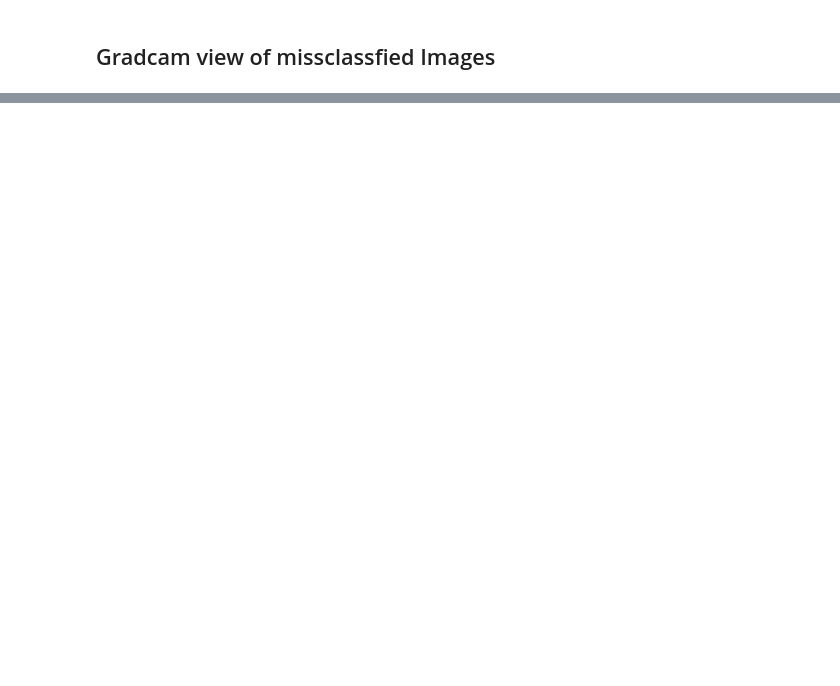
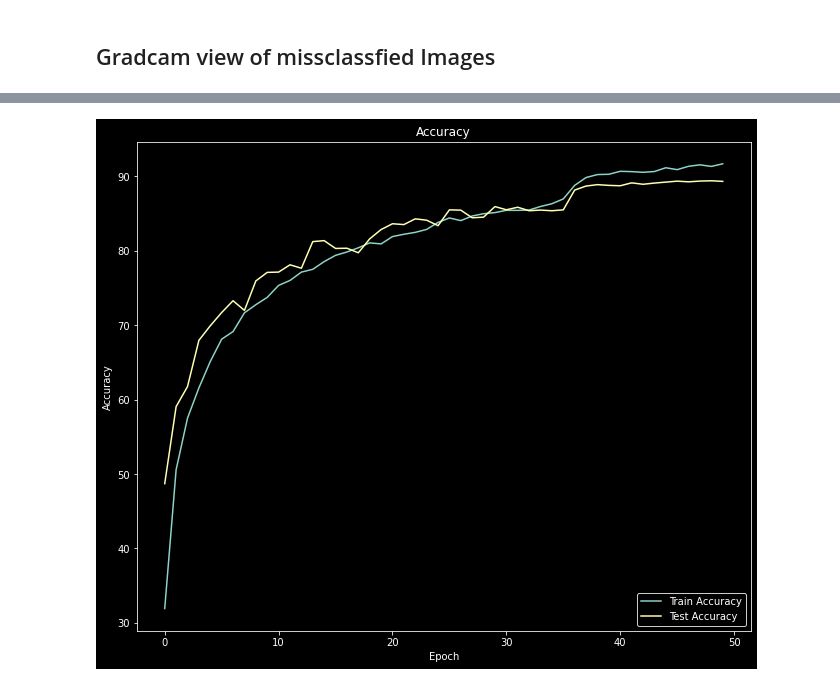
Before and after one commit to Anjan-AI/TSAI-EVA5, a Jupyter notebook: Session 10 - Advanced Concepts in Training & Learning Rates/EVA5_Session_10_Final.ipynb, the cells around one changed output, grey strips where cells are left out. Drawn from its saved outputs; the diff is of its cells as text; code cells hidden in the pictures; blank space fills up the shorter version.

```diff
--- a/Session 10 - Advanced Concepts in Training & Learning Rates/EVA5_Session_10_Final.ipynb
+++ b/Session 10 - Advanced Concepts in Training & Learning Rates/EVA5_Session_10_Final.ipynb
@@ -225,0 +226,45 @@ Clipping input data to the valid range for imshow with RGB data ([0..1] for floa
+# %%
+count =0
+sum =0
+train_batch_acc = []
+for i in range(len(train_acc)):
+  sum = sum +train_acc[i]
+  count = count+1
+  if(count == 782):
+    train_batch_acc.append(sum/782)
+    count =0
+    sum =0
+# %%
+%matplotlib inline
+import matplotlib.pyplot as plt
+
+def plot_metric1(train_acc, test_acc,metric):
+    # Initialize a figure
+    plt.style.use("dark_background")
+    fig = plt.figure(figsize=(11, 9))
+
+    # Plot values
+    train_acc_plt, = plt.plot(train_acc)
+    test_acc_plt, = plt.plot(test_acc)
+
+
+    # Set plot title
+    plt.title(f'{metric}')
+
+    # Label axes
+    plt.xlabel('Epoch')
+    plt.ylabel(metric)
+
+    # Set legend
+    location = 'upper' if ((metric == 'Test loss') or (metric == 'Train loss')) else 'lower'
+    plt.legend(
+        (train_acc_plt, test_acc_plt),
+        ('Train Accuracy', 'Test Accuracy'),
+        loc=f'{location} right',
+        shadow=True,
+        prop={'size': 10}
+    )
+# %%
+plot_metric1(train_batch_acc, test_acc,metric ='Accuracy')
+# %% [output]
+[figure, added]
```
Also changed, not shown: parts of 6 cells of this notebook.
